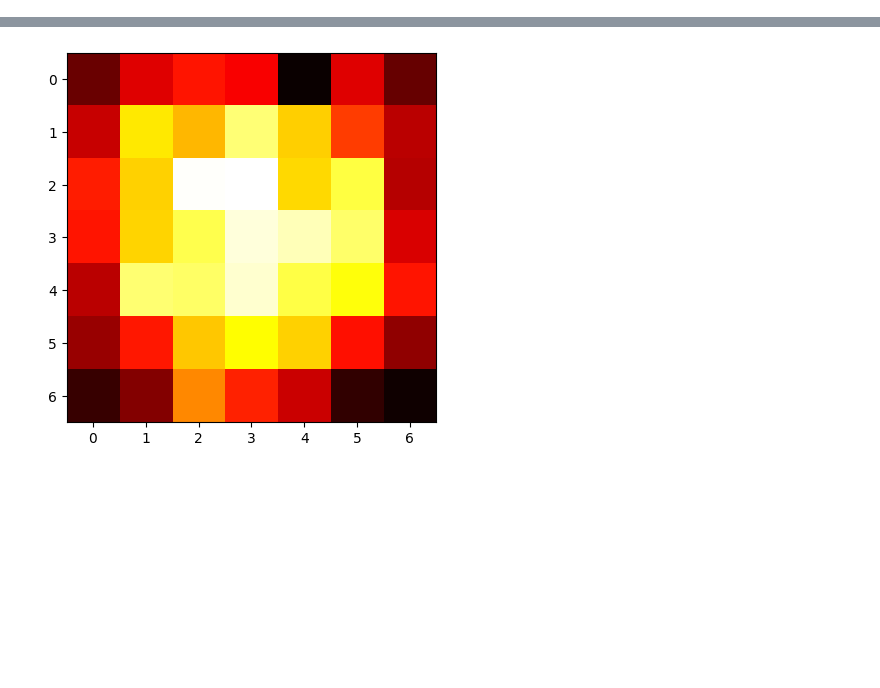
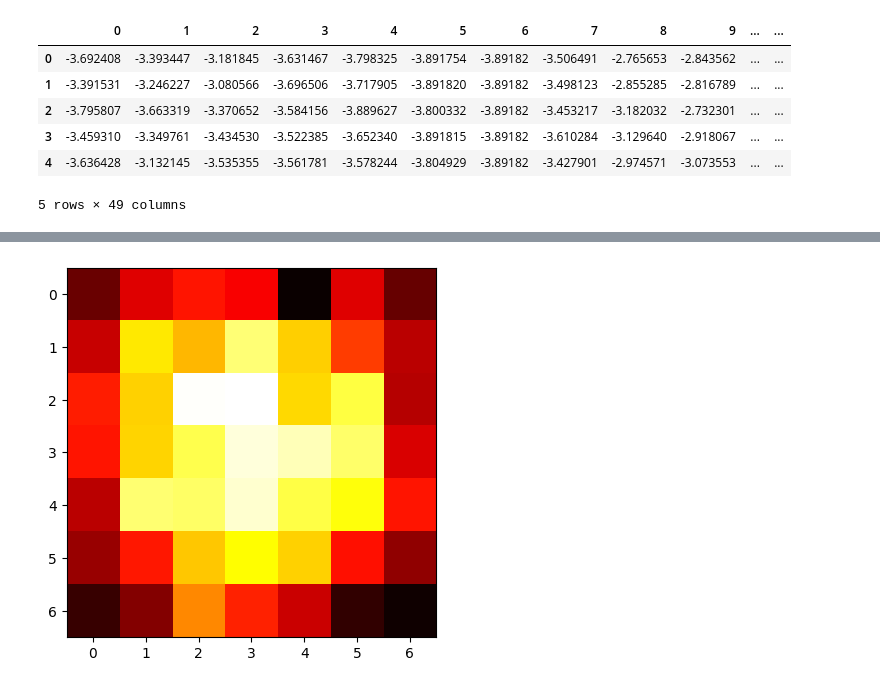
Before and after one commit to justinx1229/pdm_learn, a Jupyter notebook: notebooks/simulation/data conversion Sim.ipynb, the cells around one changed output, grey strips where cells are left out. Drawn from its saved outputs; the diff is of its cells as text; code cells hidden in the pictures; blank space fills up the shorter version.

```diff
--- a/notebooks/simulation/data conversion Sim.ipynb
+++ b/notebooks/simulation/data conversion Sim.ipynb
@@ -114,43 +89,34 @@ plt.show()
 # %%
-eps_std = 1
-df = pd.DataFrame()
-for n in range(100):
-    centers = np.linspace(-2, 2, 7)
-    x = positive[2*n:2*n+1].to_numpy()[0] + eps(np.size(x), eps_std)
-    y = positive[2*n+1:2*n+2].to_numpy()[0] + eps(np.size(x), eps_std)
-    x[x>max(centers)] = max(centers)
-    x[x<min(centers)] = min(centers)
-    y[y>max(centers)] = max(centers)
-    y[y<min(centers)] = min(centers)
-    x /= np.std(x)
-    y /= np.std(y)
+heatmap_positive = build_heatmap_dataset(
+    positive,
+    densitymap,
+    centers=SIM_CENTERS,
+    repeats=1,
+    epsilon_std=EPSILON_STD,
+    sigma=HEATMAP_SIGMA,
+    rng=np.random.default_rng(RANDOM_SEED),
+)
+heatmap_positive.to_csv(DATA_DIR / 'simulated' / 'positive_heatmap.csv', index=False)
 
-    dmap = densitymap(x, y, centers, centers, sigma = 0.1).flatten()
-    df = pd.concat([df, pd.DataFrame([dmap])], ignore_index=True)
+heatmap_negative = build_heatmap_dataset(
+    positive,
+    densitymap,
+    centers=SIM_CENTERS,
+    repeats=NEGATIVE_REPEATS,
+    epsilon_std=EPSILON_STD,
+    sigma=HEATMAP_SIGMA,
+    shuffle_y=True,
+    rng=np.random.default_rng(RANDOM_SEED + 1),
+)
+heatmap_negative.to_csv(DATA_DIR / 'simulated' / 'negative_heatmap.csv', index=False)
 
-df += 1/len(df.columns)
-df = df.map(np.log)
-df.to_csv(DATA_DIR / 'simulated' / 'positive_heatmap.csv', index=False)
-
-
-df = pd.DataFrame()
-for _ in range(200):
-    for n in range(100):
-        centers = np.linspace(-2, 2, 7)
-        x = positive[2*n:2*n+1].to_numpy()[0] + eps(np.size(x), eps_std)
-        y = positive[2*n+1:2*n+2].to_numpy()[0] + eps(np.size(x), eps_std)
-        np.random.shuffle(y)
-        x[x>max(centers)] = max(centers)
-        x[x<min(centers)] = min(centers)
-        y[y>max(centers)] = max(centers)
-        y[y<min(centers)] = min(centers)
-        x /= np.std(x)
-        y /= np.std(y)
-
-        dmap = densitymap(x, y, centers, centers, sigma = 0.1).flatten()
-        df = pd.concat([df, pd.DataFrame([dmap])], ignore_index=True)
-
-df += 1/len(df.columns)
-df = df.map(np.log)
-df.to_csv(DATA_DIR / 'simulated' / 'negative_heatmap.csv', index=False)
+heatmap_positive.head()
+# %% [output]
+|  | 0 | 1 | 2 | 3 | 4 | 5 | 6 | 7 | 8 | 9 | ... | ... |
+| 0 | -3.692408 | -3.393447 | -3.181845 | -3.631467 | -3.798325 | -3.891754 | -3.89182 | -3.506491 | -2.765653 | -2.843562 | ... | ... |
+| 1 | -3.391531 | -3.246227 | -3.080566 | -3.696506 | -3.717905 | -3.891820 | -3.89182 | -3.498123 | -2.855285 | -2.816789 | ... | ... |
+| 2 | -3.795807 | -3.663319 | -3.370652 | -3.584156 | -3.889627 | -3.800332 | -3.89182 | -3.453217 | -3.182032 | -2.732301 | ... | ... |
+| 3 | -3.459310 | -3.349761 | -3.434530 | -3.522385 | -3.652340 | -3.891815 | -3.89182 | -3.610284 | -3.129640 | -2.918067 | ... | ... |
+| 4 | -3.636428 | -3.132145 | -3.535355 | -3.561781 | -3.578244 | -3.804929 | -3.89182 | -3.427901 | -2.974571 | -3.073553 | ... | ... |
+5 rows × 49 columns
 # %%
```
Also changed, not shown: parts of 17 cells of this notebook, 5 other files.
